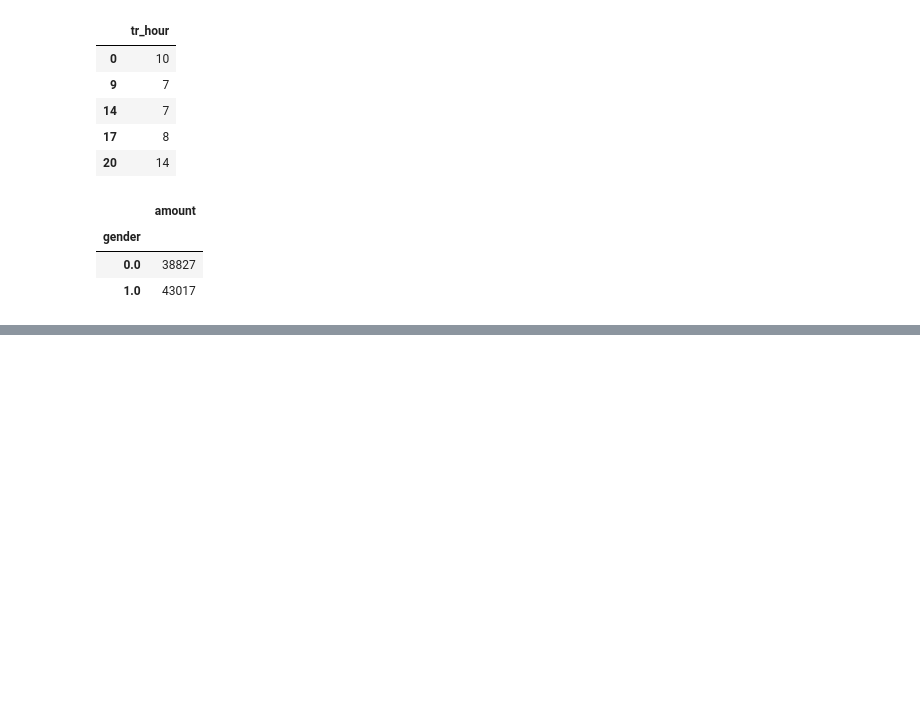
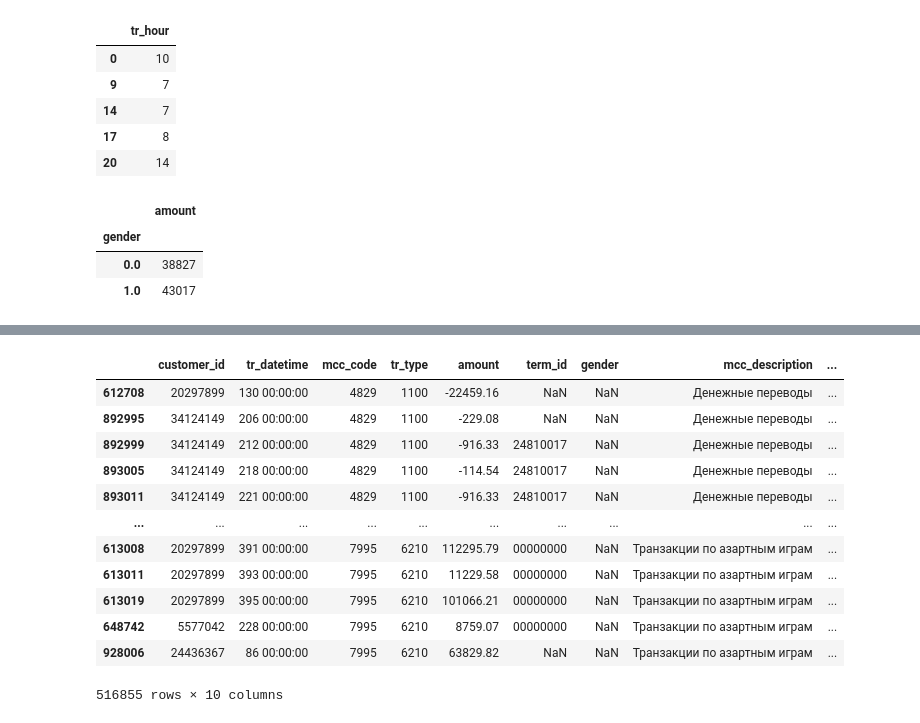
Before and after one commit to evlko/CS-493, a Jupyter notebook: Lab_2.ipynb, the cells around one changed output, grey strips where cells are left out. Drawn from its saved outputs; the diff is of its cells as text; code cells hidden in the pictures; blank space fills up the shorter version.

```diff
--- a/Lab_2.ipynb
+++ b/Lab_2.ipynb
@@ -400,0 +433,17 @@ transactions.loc[(transactions["amount"] < 0) & (transactions["tr_hour"].between
+# %%
+nt = nt.loc[(nt["mcc_code"].isin(genders_mcc_outcome.nlargest(10, ["diff"]).index))]
+nt
+# %% [output]
+|  | customer_id | tr_datetime | mcc_code | tr_type | amount | term_id | gender | mcc_description | ... |
+| 612708 | 20297899 | 130 00:00:00 | 4829 | 1100 | -22459.16 | NaN | NaN | Денежные переводы | ... |
+| 892995 | 34124149 | 206 00:00:00 | 4829 | 1100 | -229.08 | NaN | NaN | Денежные переводы | ... |
+| 892999 | 34124149 | 212 00:00:00 | 4829 | 1100 | -916.33 | 24810017 | NaN | Денежные переводы | ... |
+| 893005 | 34124149 | 218 00:00:00 | 4829 | 1100 | -114.54 | 24810017 | NaN | Денежные переводы | ... |
+| 893011 | 34124149 | 221 00:00:00 | 4829 | 1100 | -916.33 | 24810017 | NaN | Денежные переводы | ... |
+| ... | ... | ... | ... | ... | ... | ... | ... | ... | ... |
+| 613008 | 20297899 | 391 00:00:00 | 7995 | 6210 | 112295.79 | 00000000 | NaN | Транзакции по азартным играм | ... |
+| 613011 | 20297899 | 393 00:00:00 | 7995 | 6210 | 11229.58 | 00000000 | NaN | Транзакции по азартным играм | ... |
+| 613019 | 20297899 | 395 00:00:00 | 7995 | 6210 | 101066.21 | 00000000 | NaN | Транзакции по азартным играм | ... |
+| 648742 | 5577042 | 228 00:00:00 | 7995 | 6210 | 8759.07 | 00000000 | NaN | Транзакции по азартным играм | ... |
+| 928006 | 24436367 | 86 00:00:00 | 7995 | 6210 | 63829.82 | NaN | NaN | Транзакции по азартным играм | ... |
+516855 rows × 10 columns
```
Also changed, not shown: parts of 7 cells of this notebook.
